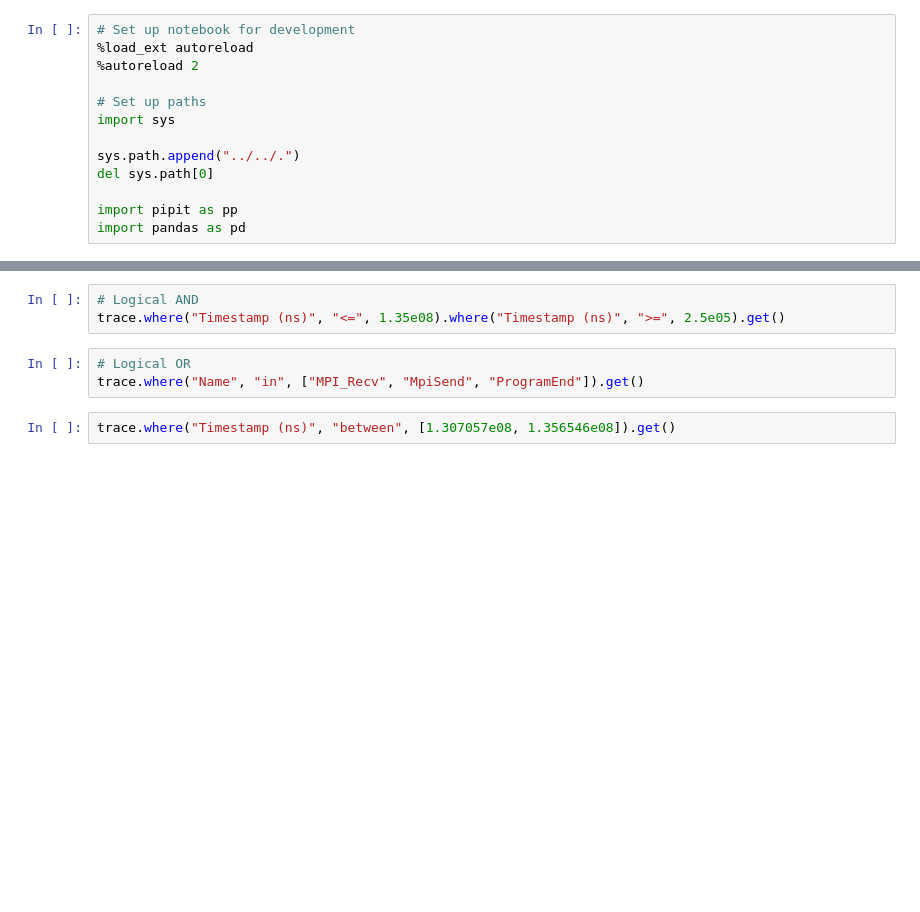
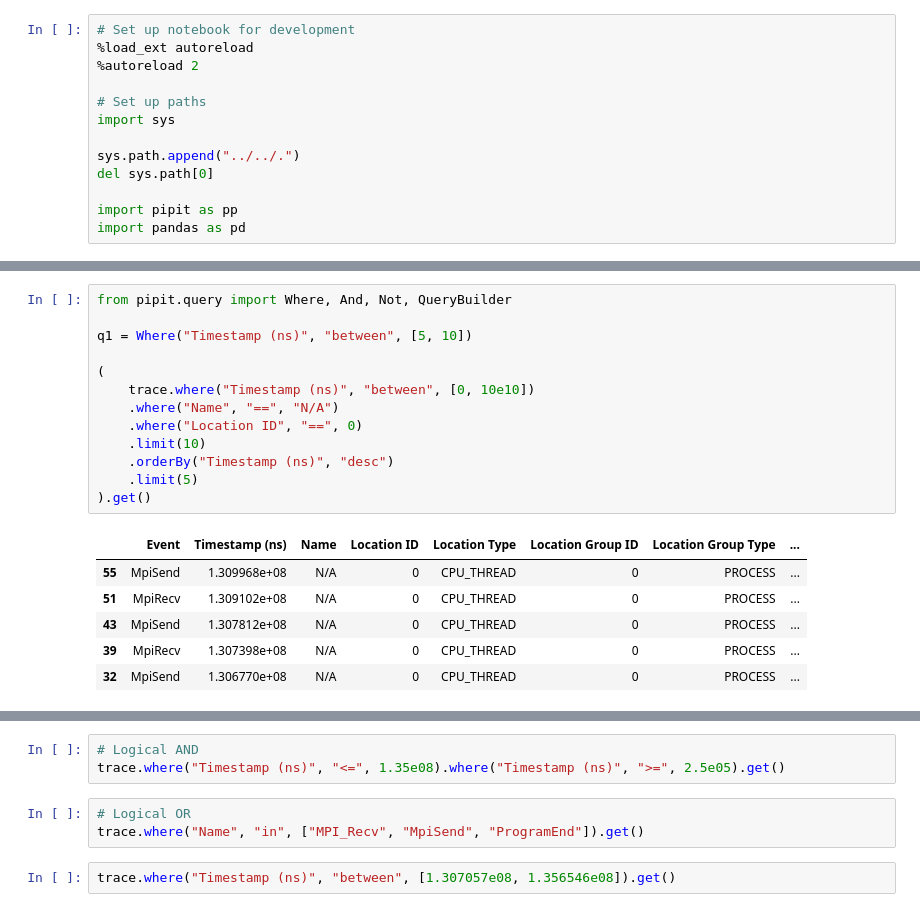
Before and after one commit to hpcgroup/pipit, a Jupyter notebook: docs/examples/query.ipynb, the cells around one changed output, grey strips where cells are left out. Cells and saved outputs as stored; diff of their text form; blank space fills up the shorter version.

```diff
--- a/docs/examples/query.ipynb
+++ b/docs/examples/query.ipynb
@@ -16,0 +32,20 @@ trace = pp.Trace(None, df)
+# %%
+from pipit.query import Where, And, Not, QueryBuilder
+
+q1 = Where("Timestamp (ns)", "between", [5, 10])
+
+(
+    trace.where("Timestamp (ns)", "between", [0, 10e10])
+    .where("Name", "==", "N/A")
+    .where("Location ID", "==", 0)
+    .limit(10)
+    .orderBy("Timestamp (ns)", "desc")
+    .limit(5)
+).get()
+# %% [output]
+|  | Event | Timestamp (ns) | Name | Location ID | Location Type | Location Group ID | Location Group Type | ... |
+| 55 | MpiSend | 1.309968e+08 | N/A | 0 | CPU_THREAD | 0 | PROCESS | ... |
+| 51 | MpiRecv | 1.309102e+08 | N/A | 0 | CPU_THREAD | 0 | PROCESS | ... |
+| 43 | MpiSend | 1.307812e+08 | N/A | 0 | CPU_THREAD | 0 | PROCESS | ... |
+| 39 | MpiRecv | 1.307398e+08 | N/A | 0 | CPU_THREAD | 0 | PROCESS | ... |
+| 32 | MpiSend | 1.306770e+08 | N/A | 0 | CPU_THREAD | 0 | PROCESS | ... |
```
Also changed, not shown: parts of 14 cells of this notebook, 1 other file.
